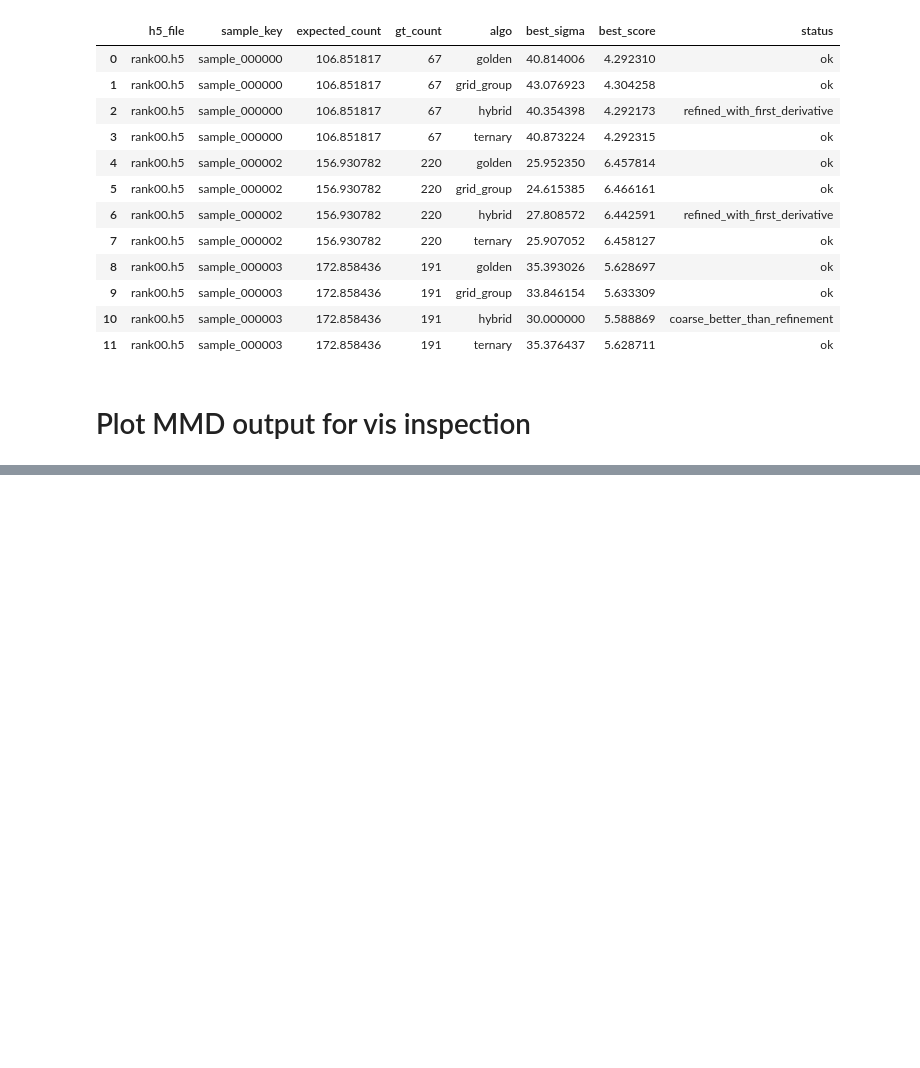
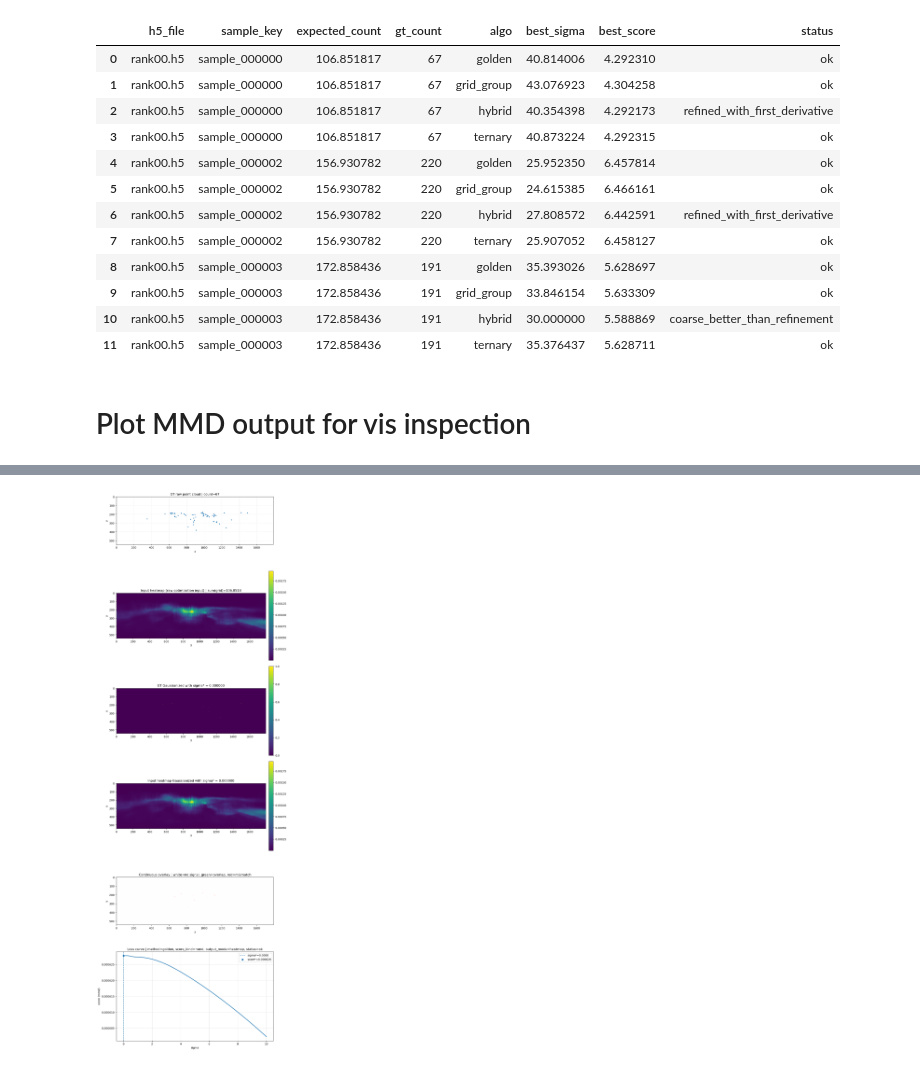
Before and after one commit to fragenabhaken-ux/CMPPP_Radar_MMSegmentation, a Jupyter notebook: ppp_analysis/metric_stat_analysis_PPPloss_based_V1.ipynb, the cells around one changed output, grey strips where cells are left out. Saved outputs shown, nothing was run; the diff lists cells and outputs as text; code cells hidden in the pictures; blank space fills up the shorter version.

```diff
--- a/ppp_analysis/metric_stat_analysis_PPPloss_based_V1.ipynb
+++ b/ppp_analysis/metric_stat_analysis_PPPloss_based_V1.ipynb
@@ -1271,0 +1373,16 @@ out = plot_gt_input_and_optimal_blur(
+# %%
+out = plot_gt_input_and_optimal_blur(
+    grid=pred_lambda,
+    gt_support=gt_support,
+    method="golden",
+    score_kind="mmd",
+    output_mode="heatmap",
+    run_kwargs=dict(
+        sigma_min=0.0,
+        sigma_max=120.0,
+        max_iter=30,
+        tol_sigma=0.5,
+    ),
+)
+# %% [output]
+[figure, added]
```
Also changed, not shown: parts of 13 cells of this notebook, 5 other files.
